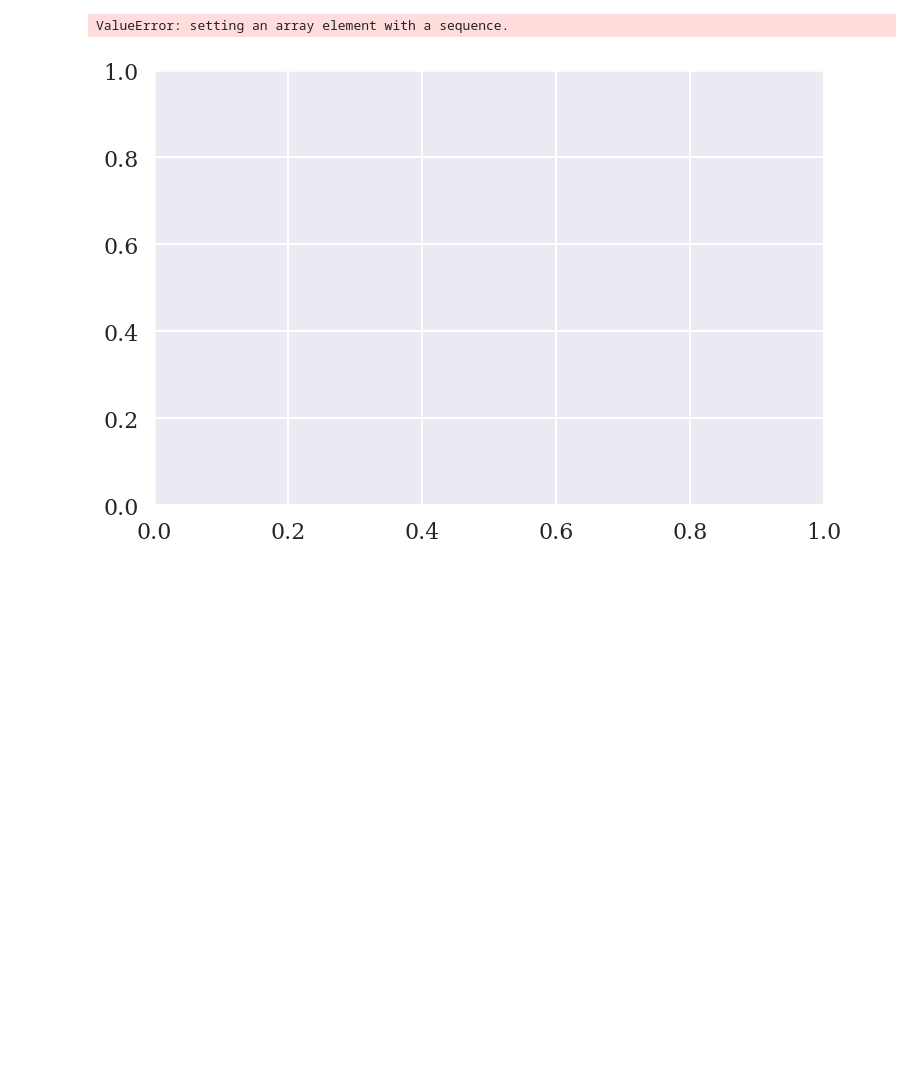
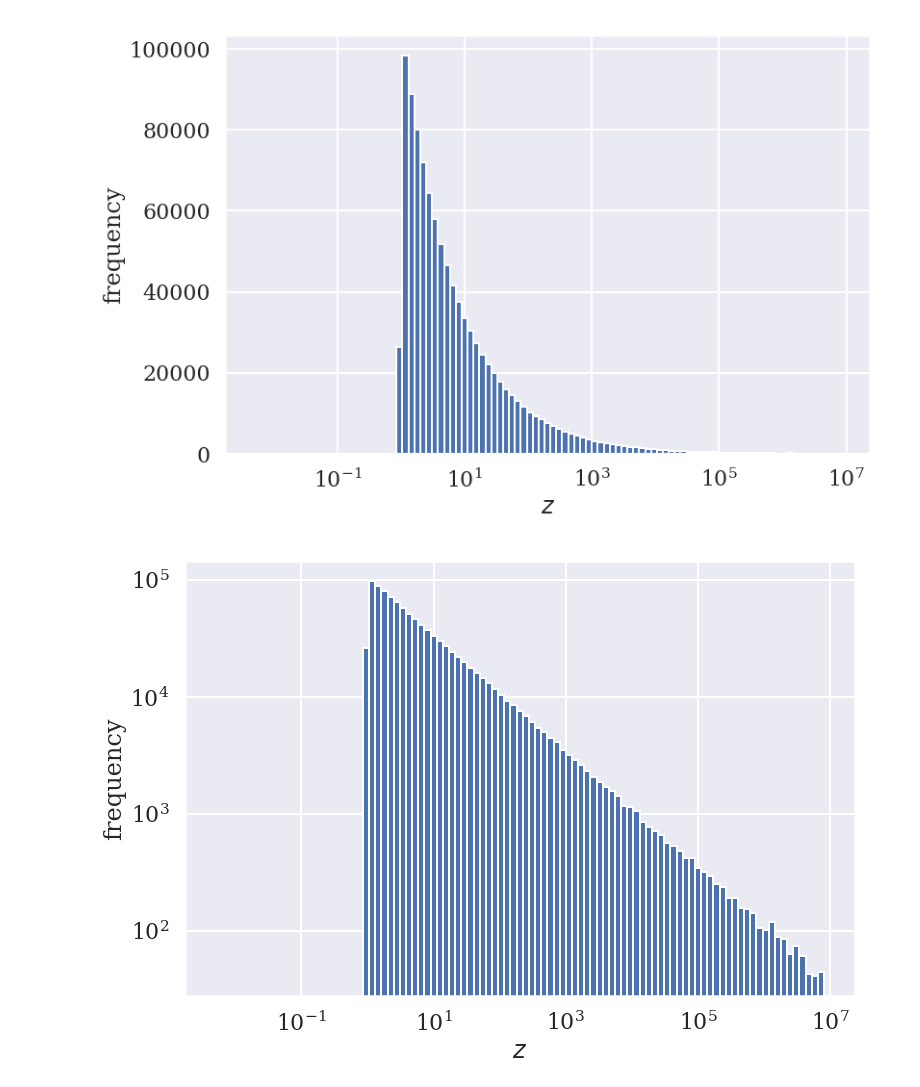
Before and after one commit to auduntre/FYS4460, a Jupyter notebook: Project3/task_d_e/task_d_e.ipynb, the cells around one changed output. Cells and saved outputs as stored; diff of their text form; code cells hidden in the pictures; blank space fills up the shorter version.

```diff
--- a/Project3/task_d_e/task_d_e.ipynb
+++ b/Project3/task_d_e/task_d_e.ipynb
@@ -76,7 +76,7 @@ log_fz = log(fz[:cutoff])
 
 with sns.axes_style("dark"):
     plot(log_z, log(pdf[:cutoff]), 'r-', label=r"$log(k u^{\alpha})$")
-    hist2d(log_z, log_fz, (40, 40), cmap=cm.viridis)
+    hist2d(log_z, log_fz, (50, 50), cmap=cm.viridis)
 
     legend()
     xlabel(r"$log(z)$")
@@ -84,10 +84,16 @@ with sns.axes_style("dark"):
     colorbar()
     show()
 
-nbins = 100
-log_z_hist = histogram(log_z, bins=nbins)
-fz_hist = histogram(fz, bins=nbins)
+hist(z, bins=logspace(log(0.1), log(1000), 100))
+gca().set_xscale("log")
+xlabel(r"$z$")
+ylabel(r"frequency")
+show()
 
-
-bar(log_z, fz_hist)
+hist(z, bins=logspace(log(0.1), log(1000), 100))
+gca().set_xscale("log")
+gca().set_yscale("log")
+xlabel(r"$z$")
+ylabel(r"frequency")
+show()
 # %% [output]
@@ -95,2 +101,2 @@ bar(log_z, fz_hist)
-ValueError: setting an array element with a sequence.
-[figure, old version]
+[figure, new version]
+[figure, added]
```
Also changed, not shown: parts of 5 cells of this notebook, 1 other file.
